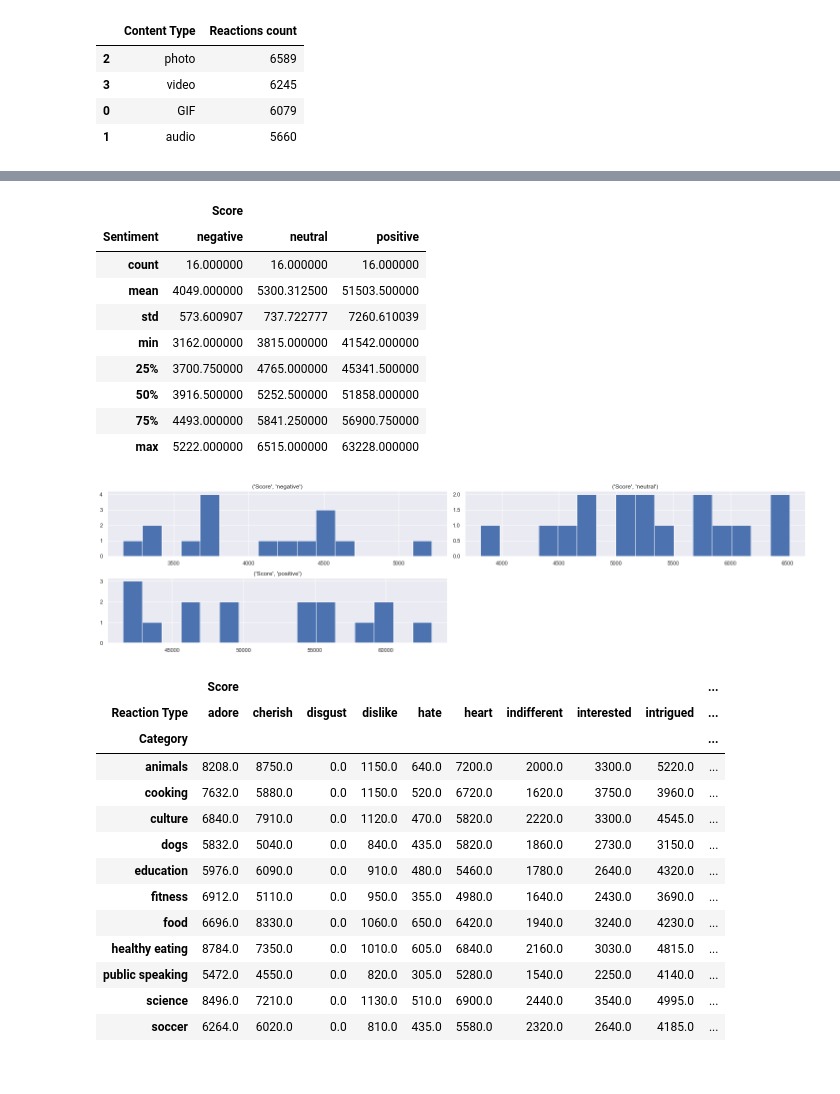
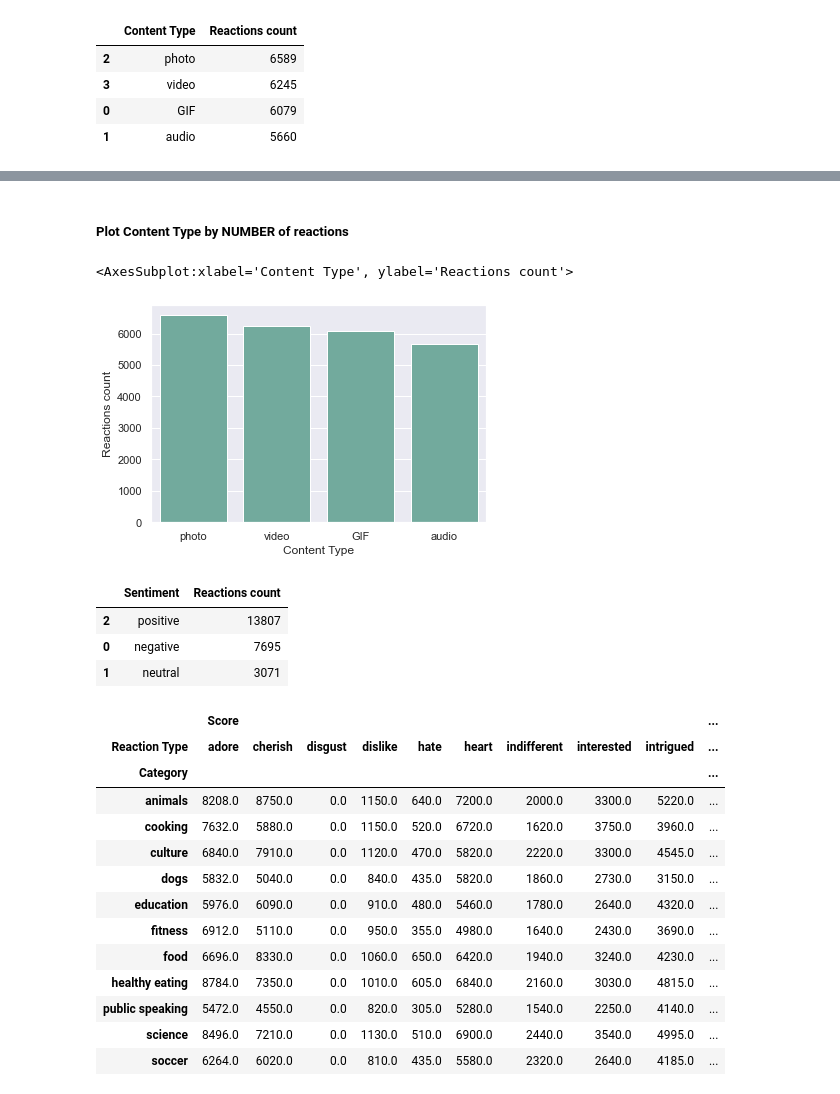
Before and after one commit to deborabastos/accenture_data_analytics, a Jupyter notebook: 2.accenture_data_analysis.ipynb, the cells around one changed output, grey strips where cells are left out. Saved outputs shown, nothing was run; the diff lists cells and outputs as text; code cells hidden in the pictures.

```diff
--- a/2.accenture_data_analysis.ipynb
+++ b/2.accenture_data_analysis.ipynb
@@ -100,11 +106,10 @@ pt_content_sort
 # %% [markdown]
 ##### Group by Content Type and sort by NUMBER of reactions
 # %%
-pt_content = my_data.groupby(by = 'Content Type', as_index= False)['Score'].count()
-pt_content.rename(columns = {'Score':'Reactions count'}, inplace = True)
-
-pt_content_sort = pt_content.sort_values("Reactions count", ascending=False)
-pt_content_sort
+n_content = my_data.groupby(by = 'Content Type', as_index= False)['Score'].count()
+n_content.rename(columns = {'Score':'Reactions count'}, inplace = True)
+n_content_sort = n_content.sort_values("Reactions count", ascending=False)
+n_content_sort
 # %% [output]
 |  | Content Type | Reactions count |
 | 2 | photo | 6589 |
@@ -148,22 +119,22 @@ pt_sentiment
-# %%
-pt_sentiment.describe()
-# %% [output]
-|  | Score |  |  |
-| Sentiment | negative | neutral | positive |
-| count | 16.000000 | 16.000000 | 16.000000 |
-| mean | 4049.000000 | 5300.312500 | 51503.500000 |
-| std | 573.600907 | 737.722777 | 7260.610039 |
-| min | 3162.000000 | 3815.000000 | 41542.000000 |
-| 25% | 3700.750000 | 4765.000000 | 45341.500000 |
-| 50% | 3916.500000 | 5252.500000 | 51858.000000 |
-| 75% | 4493.000000 | 5841.250000 | 56900.750000 |
-| max | 5222.000000 | 6515.000000 | 63228.000000 |
-# %%
-pt_sentiment.hist(bins=16, figsize=(20,5))
-plt.tight_layout()
-plt.show()
-# %% [output]
-[figure, removed]
+# %% [markdown]
+##### Plot Content Type by NUMBER of reactions
+# %%
+plt.figure(figsize=(6,4))
+sns.barplot(data = n_content_sort, x = 'Content Type', y = 'Reactions count',
+            color='#69b3a2')
+# %% [output]
+<AxesSubplot:xlabel='Content Type', ylabel='Reactions count'>
+[figure, added]
+# %%
+pop_sentiment = my_data.groupby(by = 'Sentiment', as_index= False)['Score'].count()
+pop_sentiment.rename(columns = {'Score':'Reactions count'}, inplace = True)
+pop_sentiment_sort = pop_sentiment.sort_values("Reactions count", ascending=False)
+pop_sentiment_sort
+# %% [output]
+|  | Sentiment | Reactions count |
+| 2 | positive | 13807 |
+| 0 | negative | 7695 |
+| 1 | neutral | 3071 |
 # %%
 pt_reaction_type = pd.pivot_table(data=my_data, index="Category", columns="Reaction Type", aggfunc='sum')
 pt_reaction_type
```
Also changed, not shown: parts of 5 cells of this notebook.
